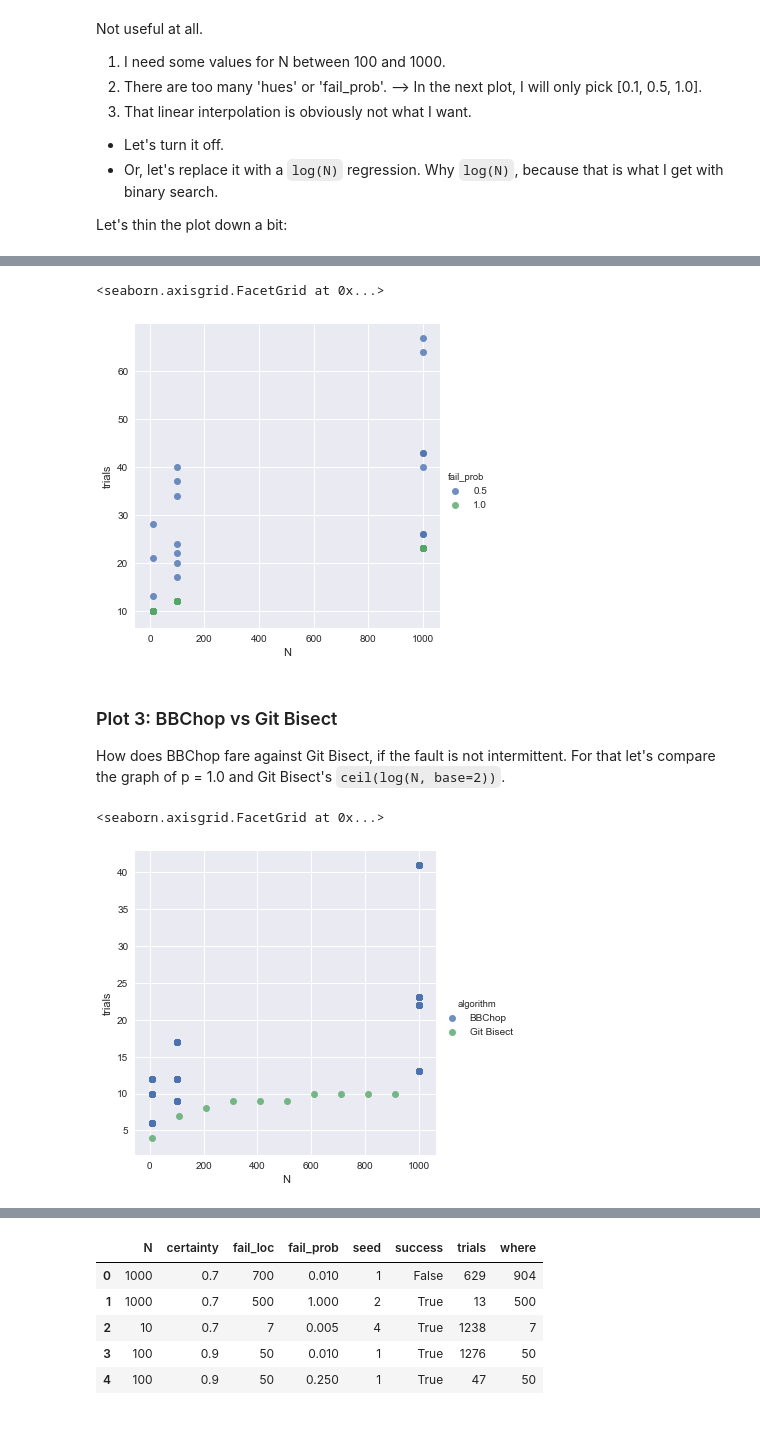
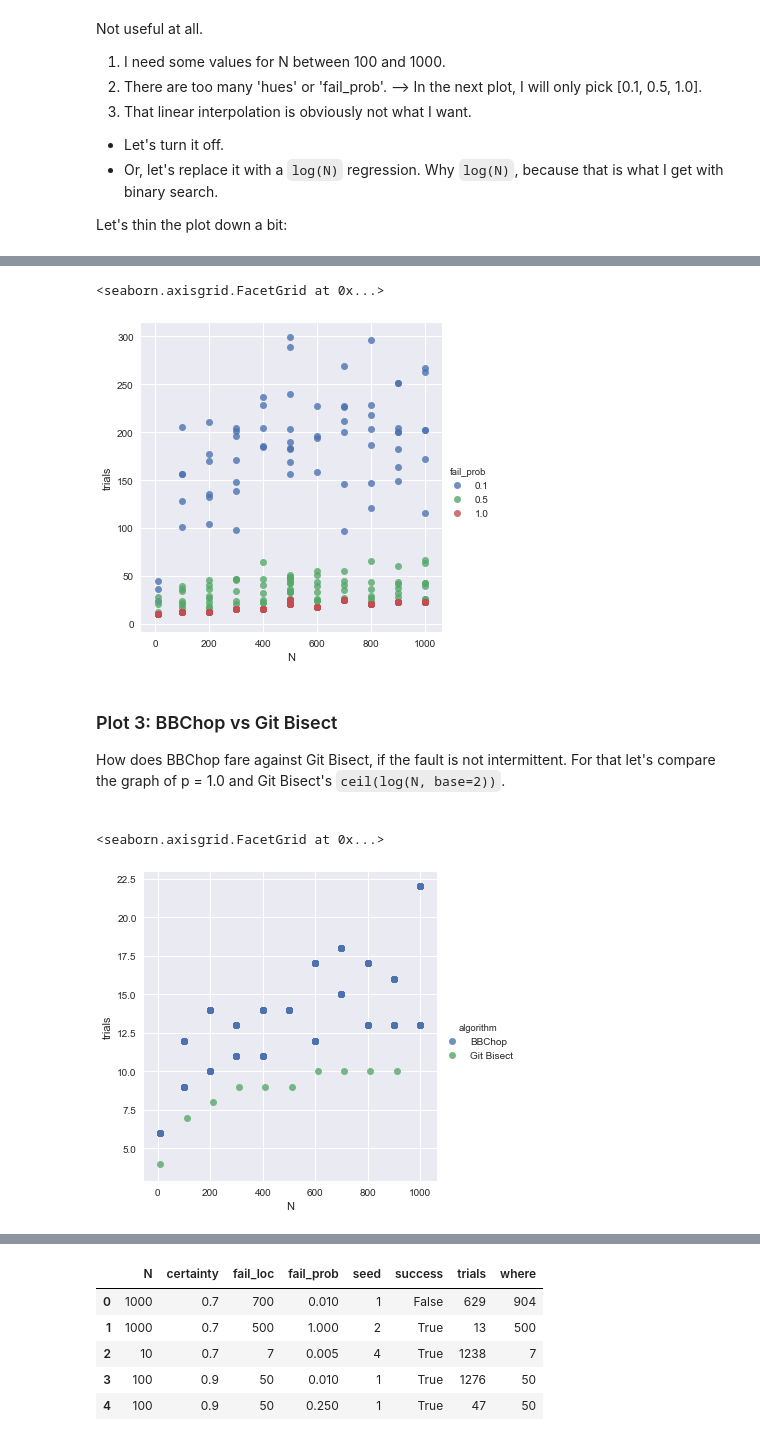
Before and after one commit to siedentop/BBChop, a Jupyter notebook: analysis/Visualise Results.ipynb, the cells around one changed output, grey strips where cells are left out. Cells and saved outputs as stored; diff of their text form; code cells hidden in the pictures.

```diff
--- a/analysis/Visualise Results.ipynb
+++ b/analysis/Visualise Results.ipynb
@@ -202,17 +258,23 @@ sn.lmplot(x='N', y='trials', data=df.query('fail_prob in [0.1, 0.5, 1.0]'), hue=
 # %%
 # Better, but let us try with only 'success'
-sn.lmplot(x='N', y='trials', data=df.query('fail_prob in [ 0.5, 1.0] and fail_loc in [5, 50, 500] and certainty == 0.9').query('success == True'),
+locs = [int(0.5 * n) for n in set(df['N'])]
+sn.lmplot(x='N', y='trials', data=df.query('fail_prob in [0.1, 0.5, 1.0] \
+                                              and fail_loc in {} \
+                                              and certainty == 0.9 \
+                                              and success == True'.format(locs)),
           hue='fail_prob', fit_reg=False)
 # %% [output]
 <seaborn.axisgrid.FacetGrid at 0x...>
-[figure, old version]
+[figure, new version]
 # %% [markdown]
 ### Plot 3:  BBChop vs Git Bisect
 
 How does BBChop fare against Git Bisect, if the fault is not intermittent. For that let's compare the graph of p = 1.0 and Git Bisect's `ceil(log(N, base=2))`.
+# %% [markdown]
+<!-- -->
 # %%
 # df2: A view of [N, trials]
-df2 = df.query('fail_prob == 1.0 and success == True')[['N', 'trials']]
+df2 = df.query('fail_prob == 1.0 and success == True and certainty == 0.7')[['N', 'trials']]
 df2.insert(len(df2.columns), 'algorithm', 'BBChop')
 
 # Git Bisect performance.
@@ -224,4 +286,4 @@ df3 = pd.DataFrame.from_items([('N', x), ('trials', y), ('algorithm', 'Git Bisec
 sn.lmplot(x='N', y='trials', data=pd.concat([df2, df3]), hue='algorithm', fit_reg=False)
 # %% [output]
 <seaborn.axisgrid.FacetGrid at 0x...>
-[figure, old version]
+[figure, new version]
```
Also changed, not shown: parts of 20 cells of this notebook, 4 other files.
